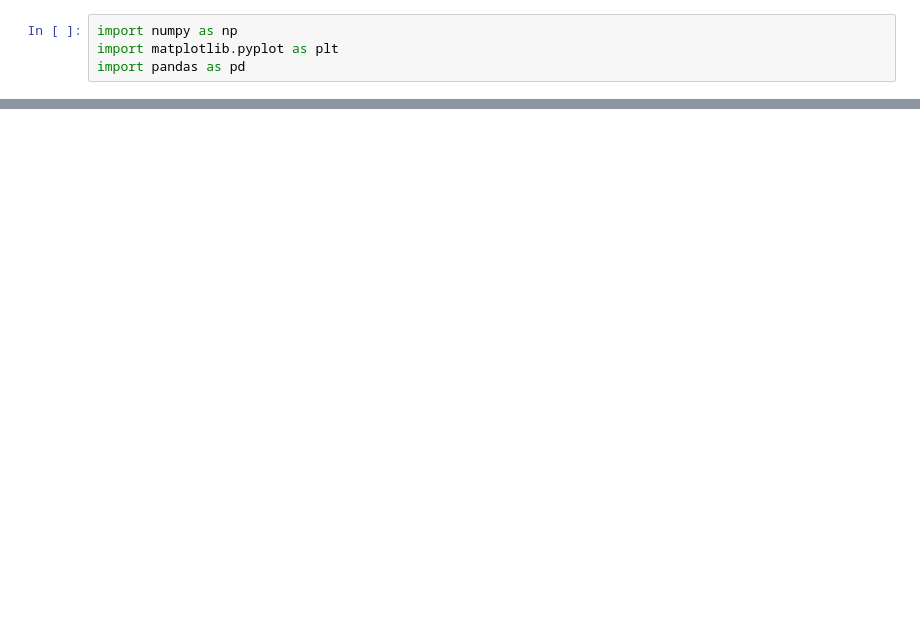
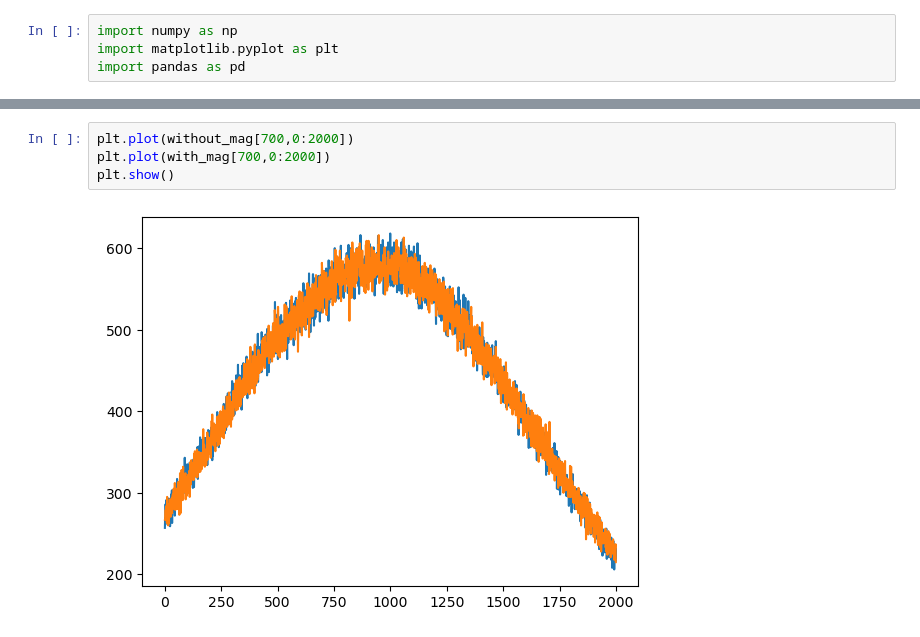
Before and after one commit to diogoMealha/NV_PROJECT, a Jupyter notebook: image_subtraction.ipynb, the cells around one changed output, grey strips where cells are left out. Drawn from its saved outputs; the diff is of its cells as text; blank space fills up the shorter version.

```diff
--- a/image_subtraction.ipynb
+++ b/image_subtraction.ipynb
@@ -37,3 +46,9 @@ Text(0.5, 1.0, 'Without Magnet')
+# %%
+plt.plot(without_mag[700,0:2000])
+plt.plot(with_mag[700,0:2000])
+plt.show()
+# %% [output]
+[figure, added]
 # %%
 plt.figure(figsize=(10, 5))
 plt.subplot(1, 3, 1)
```
Also changed, not shown: parts of 19 cells of this notebook.
